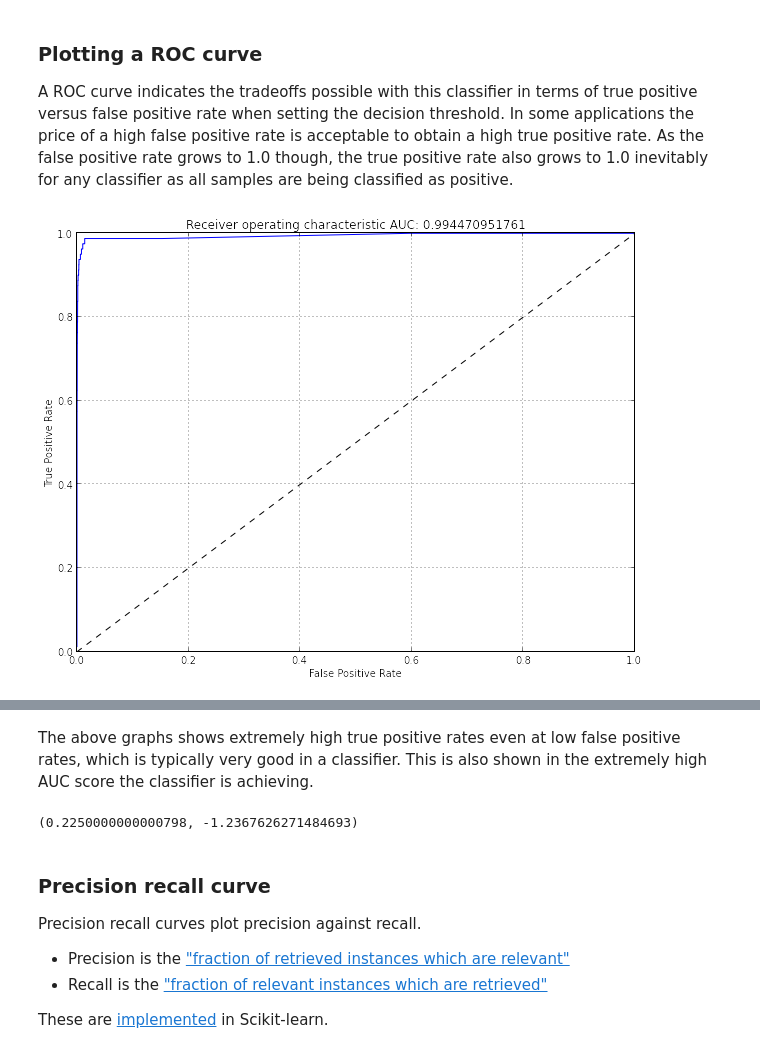
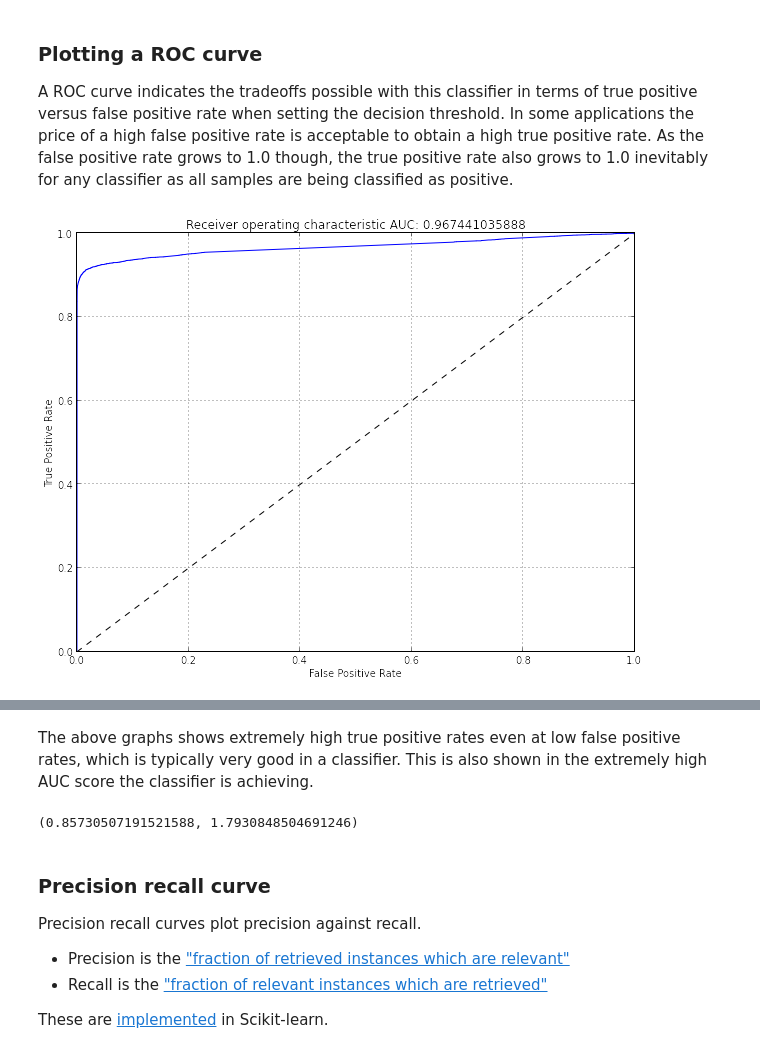
Before and after one commit to gngdb/opencast-bio, a Jupyter notebook: notebooks/Classifier Training HIPPIE.ipynb, the cells around one changed output, grey strips where cells are left out. Drawn from its saved outputs; the diff is of its cells as text; code cells hidden in the pictures.

```diff
--- a/notebooks/Classifier Training HIPPIE.ipynb
+++ b/notebooks/Classifier Training HIPPIE.ipynb
@@ -38,3 +35,9 @@ More information about this can be found in the [previous version of this notebo
+# %%
+f = open("training.HIPPIE.negative.conflicts.pickle")
+conflicts = pickle.load(f)
+f.close()
+# %%
+negdata = delete(negdata,array(conflicts.keys()),0)
 # %%
 X = np.concatenate((posdata,negdata))
 # %%
@@ -195,6 +201,6 @@ split_filenames = ocbio.mmap_utils.persist_cv_splits(X,y, test_size=10000, train
                                             n_cv_iter=20, name='testfeatures',random_state=42)
 # %%
 #initialise and start run
-lrsearch = ocbio.model_selection.RandomizedGridSearch(lb_view)
+lrsearch = ocbio.model_selection.RandomizedGridSearch(alb_view)
 lrsearch.launch_for_splits(model,lr_params,split_filenames)
 # %% [output]
@@ -269,10 +275,12 @@ def plotroc(model,Xtest,ytest):
 # %%
 train,test = next(iter(sklearn.cross_validation.StratifiedShuffleSplit(y,
                                     test_size=100000,train_size=400000)))
+# %%
+bestparams = lrsearch.find_bests()[0][-1]
 # %%
 %%time
-model.set_params(cls__C=0.01)
+model.set_params(**bestparams)
 model.fit(X[train],y[train])
 fpr,tpr = plotroc(model,X[test],y[test])
 # %% [output]
-[figure, old version]
+[figure, new version]
@@ -286,7 +294,7 @@ savez("../../plots/hippie/lr_roc.npz",fpr,tpr)
 # %%
 print dummycompare(X,y,train,test,model.score(X[test],y[test]))
 # %% [output]
-(0.2250000000000798, -1.2367626271484693)
+(0.85730507191521588, 1.7930848504691246)
 # %% [markdown]
 ### Precision recall curve
 
```
Also changed, not shown: parts of 76 cells of this notebook.
